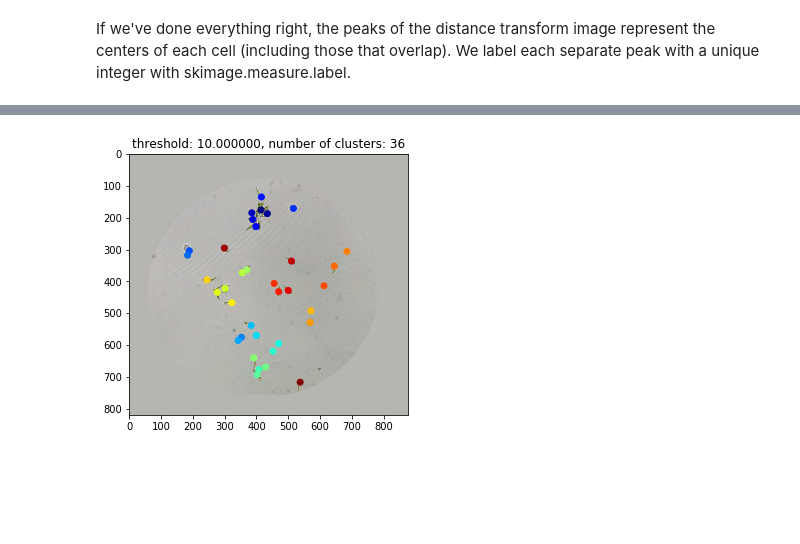
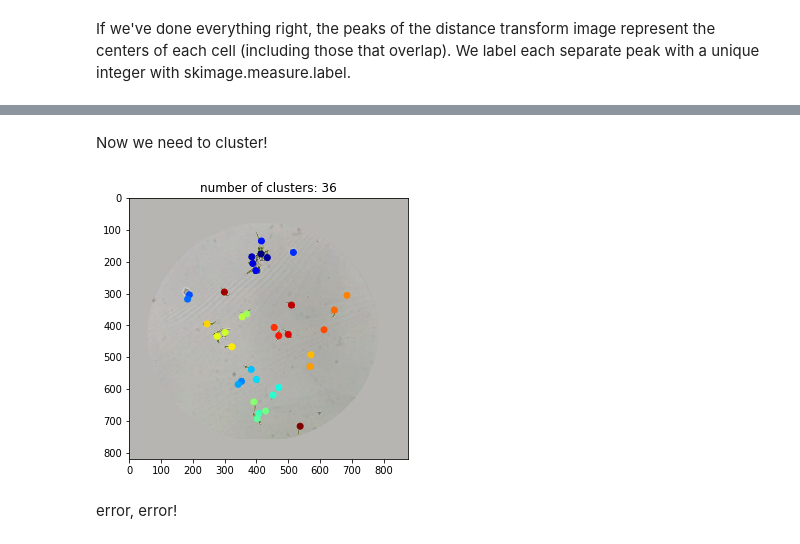
Before and after one commit to gabiitokazu/python-practices, a Jupyter notebook: counting-euglena-rev.ipynb, the cells around one changed output, grey strips where cells are left out. Saved outputs shown, nothing was run; the diff lists cells and outputs as text; code cells hidden in the pictures; blank space fills up the shorter version.

```diff
--- a/counting-euglena-rev.ipynb
+++ b/counting-euglena-rev.ipynb
@@ -154,28 +180,33 @@ imshow_overlay(distance_im, peaks_im, alpha=1, cmap='gray')
+# %% [markdown]
+Now we need to cluster!
 # %%
 import scipy.cluster.hierarchy as hcluster
 
 # clustering
 thresh = 10
 
 markers_im = measure.label(peaks_im)
 
 properties = measure.regionprops(markers_im)
-bacteria_areas = [int(prop.area) for prop in properties]
-bacteria_centroids = [prop.centroid for prop in properties]
+algae_areas = [int(prop.area) for prop in properties]
+algae_centroids = [prop.centroid for prop in properties]
 
-clusters = hcluster.fclusterdata(bacteria_centroids, thresh, criterion="distance")
+clusters = hcluster.fclusterdata(algae_centroids, thresh, criterion="distance")
 
-bac_array = np.asarray(bacteria_centroids)
-bac_array[:,0]
+algae_array = np.asarray(algae_centroids)
+algae_array[:,0]
 
 
 plt.figure(figsize=(5,5))
 plt.imshow(im, interpolation='none', cmap='jet')
-plt.scatter(bac_array[:,1], bac_array[:,0], c=clusters, cmap='jet')
+plt.scatter(algae_array[:,1], algae_array[:,0], c=clusters, cmap='jet')
 
-title = "threshold: %f, number of clusters: %d" % (thresh, len(set(clusters)))
+#title = "threshold: %f, number of clusters: %d" % (thresh, len(set(clusters)))
+title = "number of clusters: %d" % (len(clusters))
 
 plt.title(title)
 plt.show()
 # %% [output]
-[figure, old version]
+[figure, new version]
+# %% [markdown]
+error, error!
```
Also changed, not shown: parts of 20 cells of this notebook.
